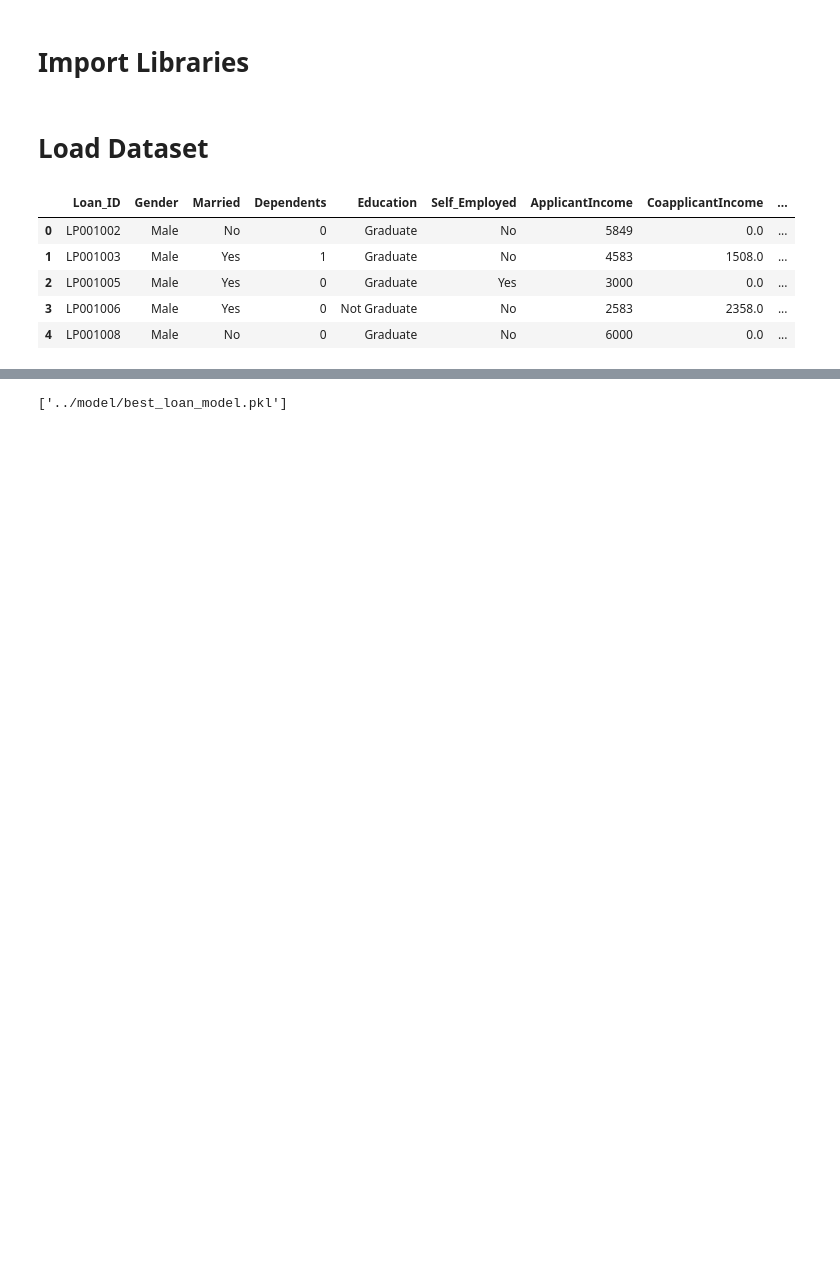
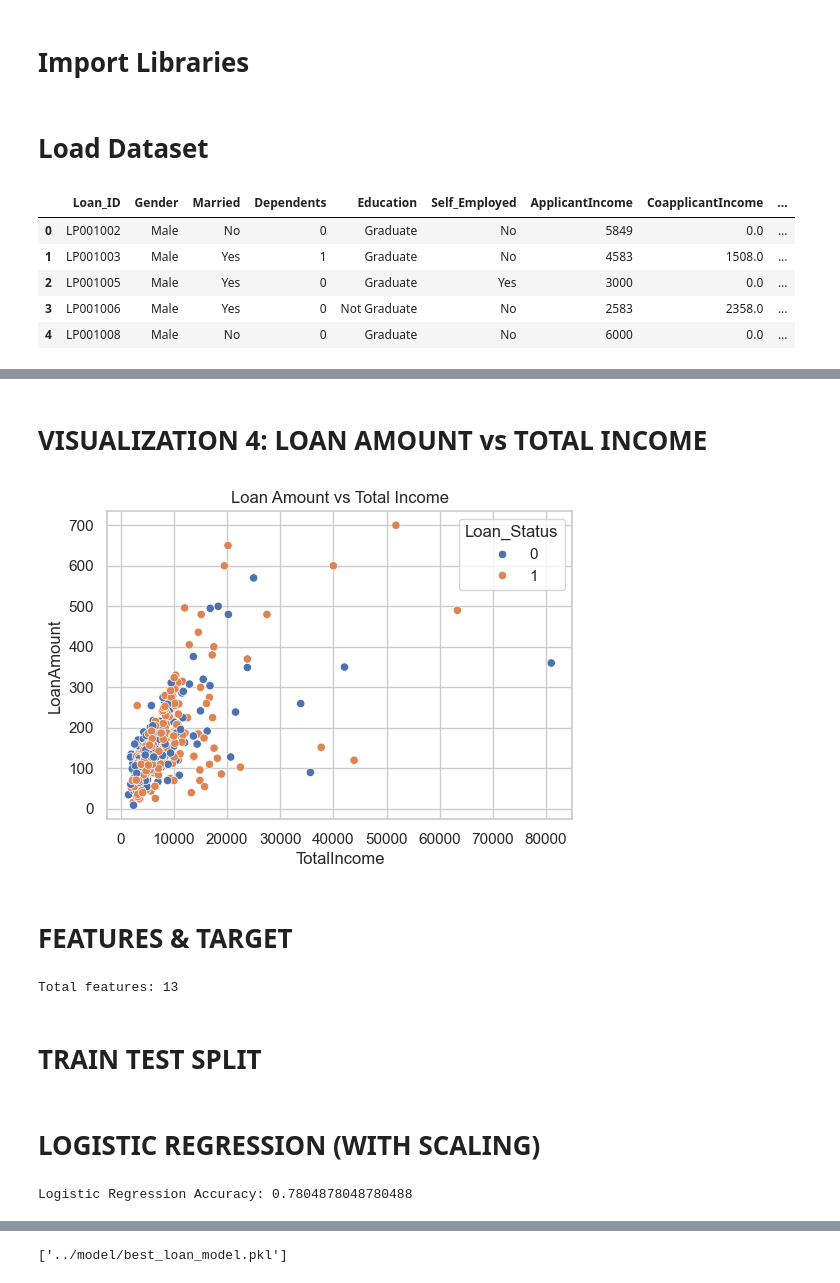
Before and after one commit to shubham2142/Loan_Prediction, a Jupyter notebook: notebooks/loan_model_training.ipynb, the cells around one changed output, grey strips where cells are left out. Saved outputs shown, nothing was run; the diff lists cells and outputs as text; code cells hidden in the pictures; blank space fills up the shorter version.

```diff
--- a/notebooks/loan_model_training.ipynb
+++ b/notebooks/loan_model_training.ipynb
@@ -80,5 +110,26 @@ df["Loan_Income_Ratio"] = df["LoanAmount"] / df["TotalIncome"]
+# %% [markdown]
+# VISUALIZATION 4: LOAN AMOUNT vs TOTAL INCOME
+# %%
+plt.figure(figsize=(6,4))
+sns.scatterplot(
+    x="TotalIncome",
+    y="LoanAmount",
+    hue="Loan_Status",
+    data=df
+)
+plt.title("Loan Amount vs Total Income")
+plt.show()
+# %% [output]
+[figure, added]
+# %% [markdown]
+# FEATURES & TARGET
 # %%
-# Split Features & Target
 X = df.drop("Loan_Status", axis=1)
 y = df["Loan_Status"]
+
+print("Total features:", X.shape[1])  # MUST be 13
+# %% [output]
+Total features: 13
+# %% [markdown]
+# TRAIN TEST SPLIT
 # %%
@@ -86,7 +136,20 @@ y = df["Loan_Status"]
 X_train, X_test, y_train, y_test = train_test_split(
     X, y, test_size=0.2, random_state=42
 )
+# %% [markdown]
+# LOGISTIC REGRESSION (WITH SCALING)
 # %%
-# # Train ML Model (Logistic Regression)
-# model = LogisticRegression(max_iter=1000)
-# model.fit(X_train, y_train)
+scaler = StandardScaler()
+X_train_scaled = scaler.fit_transform(X_train)
+X_test_scaled = scaler.transform(X_test)
+
+lr = LogisticRegression(max_iter=1000)
+lr.fit(X_train_scaled, y_train)
+
+y_pred_lr = lr.predict(X_test_scaled)
+y_prob_lr = lr.predict_proba(X_test_scaled)[:,1]
+
+print("Logistic Regression Accuracy:",
+      accuracy_score(y_test, y_pred_lr))
+# %% [output]
+Logistic Regression Accuracy: 0.7804878048780488
```
Also changed, not shown: parts of 28 cells of this notebook, 3 other files.
